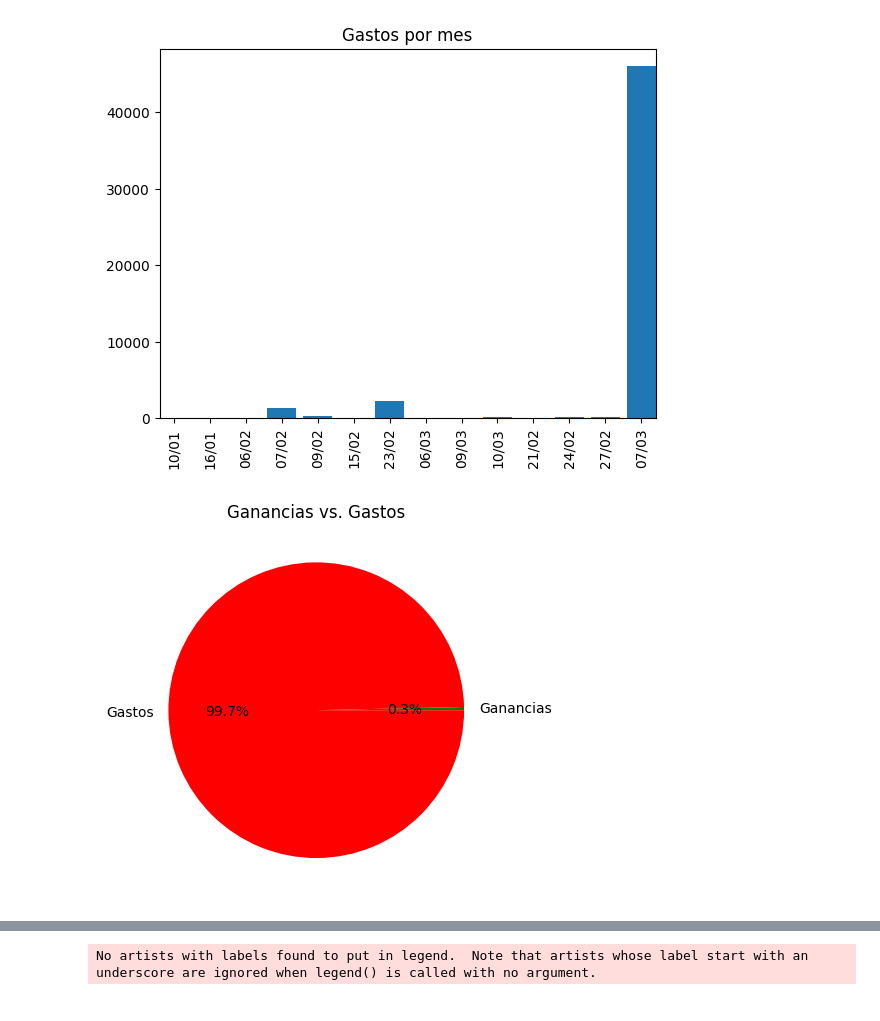
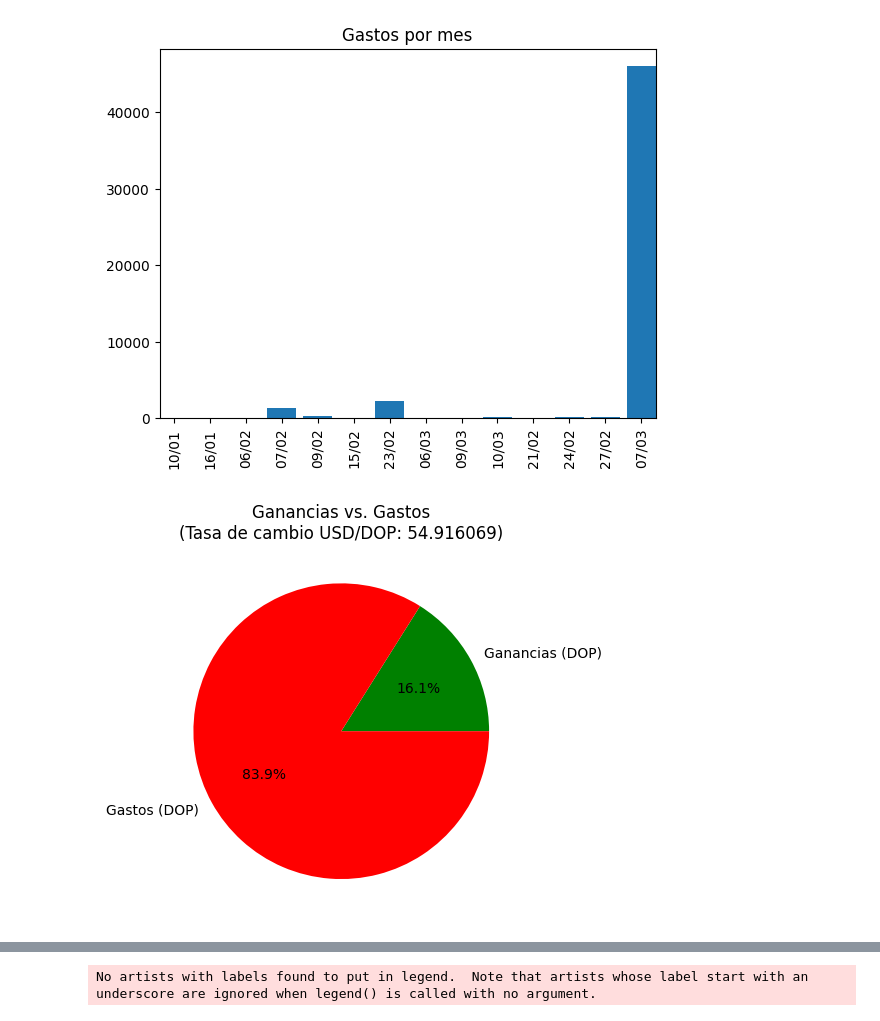
Before and after one commit to saulecast/finanzobot_0.1, a Jupyter notebook: primer_cuaderno.ipynb, the cells around one changed output, grey strips where cells are left out. Drawn from its saved outputs; the diff is of its cells as text; code cells hidden in the pictures.

```diff
--- a/primer_cuaderno.ipynb
+++ b/primer_cuaderno.ipynb
@@ -472,9 +511,15 @@ df = pd.read_csv('todas_mis_transacciones.csv')
 amount = df['Efecto']
 earns = []
 earn_dates = []
+exchange_rate = usd_to_dop(1)
 for index, trans in enumerate(amount):
-    if "+" in trans and not "*+" in trans:
-        earns.append(float(trans.replace('$', '').replace('+', '').replace(' ', '').replace('DOP','').replace(',', '')))
+    if "+" in trans and trans[0] != "*": #* significa que es una transferencia de una cuenta a otra
+        if "DOP" in trans:
+            earn_dop = float(trans.replace('$', '').replace('+', '').replace(' ', '').replace('DOP','').replace(',', ''))
+        else:
+            earn_dop = float(trans.replace('$', '').replace('+', '').replace(' ', '').replace(',', '')) * exchange_rate
+
+        earns.append(spent_dop)
         earn_dates.append(df["Fecha"][index][:5])
 
 # Convertir las fechas en un formato de fecha de pandas
@@ -527,9 +572,15 @@ df = pd.read_csv('todas_mis_transacciones.csv')
 amount = df['Efecto']
 spents = []
 spent_dates = []
+exchange_rate = usd_to_dop(1)
 for index, trans in enumerate(amount):
-    if "-" in trans and not "*-" in trans:
-        spents.append(float(trans.replace('$', '').replace('-', '').replace(' ', '').replace('DOP','').replace(',', '')))
+    if "-" in trans and trans[0] != "*": #* significa que es una transferencia de una cuenta a otra
+        if "DOP" in trans:
+            spent_dop = float(trans.replace('$', '').replace('-', '').replace(' ', '').replace('DOP','').replace(',', ''))
+        else:
+            spent_dop = float(trans.replace('$', '').replace('-', '').replace(' ', '').replace(',', '')) * exchange_rate
+
+        spents.append(spent_dop)
         spent_dates.append(df["Fecha"][index][:5])
 
 # Convertir las fechas en un formato de fecha de pandas
@@ -579,38 +630,75 @@ plt.show()
 {'Gastos': {Timestamp('1900-01-31 00:00:00', freq='M'): 100.0, Timestamp('1900-02-28 00:00:00', freq='M'): 4618.889999999999, Timestamp('1900-03-31 00:00:00', freq='M'): 46628.34}}
 [figure]
 # %%
+import requests
 import matplotlib.pyplot as plt
 import pandas as pd
+from bs4 import BeautifulSoup
 
 # Obtener las ganancias y las fechas de las transacciones
 df = pd.read_csv('todas_mis_transacciones.csv')
 amount = df['Efecto']
-earnings = []
-losses = []
+earnings_usd = []
+losses_usd = []
+earnings_dop = []
+losses_dop = []
 for trans in amount:
     if "+" in trans and trans[0] != "*": #* significa que es una transferencia de una cuenta a otra
-        earnings.append(float(trans.replace('$', '').replace('-', '').replace(' ', '').replace('DOP','').replace(',', '')))
+        if "DOP" in trans:
+            earnings_dop.append(float(trans.replace('$', '').replace('-', '').replace(' ', '').replace('DOP','').replace(',', '')))
+        else:
+            earnings_usd.append(float(trans.replace('$', '').replace('-', '').replace(' ', '').replace(',', '')))
     elif "-" in trans and trans[0] != "*": #* significa que es una transferencia de una cuenta a otra
-        losses.append(float(trans.replace('$', '').replace('-', '').replace(' ', '').replace('DOP','').replace(',', '')))
+        if "DOP" in trans:
+            losses_dop.append(float(trans.replace('$', '').replace('-', '').replace(' ', '').replace('DOP','').replace(',', '')))
+        else:
+            losses_usd.append(float(trans.replace('$', '').replace('-', '').replace(' ', '').replace(',', '')))
 
-# Calcular el total de ganancias y pérdidas
-total_earnings = sum(earnings)
-total_losses = sum(losses)
+# Calcular el total de ganancias y pérdidas en dólares y pesos dominicanos (DOP)
+total_earnings_usd = sum(earnings_usd)
+total_losses_usd = sum(losses_usd)
+total_earnings_dop = sum(earnings_dop)
+total_losses_dop = sum(losses_dop)
+
+# Convertir los valores de dólares a pesos dominicanos (DOP)
+exchange_rate = usd_to_dop(1)
+
+if total_earnings_usd != 0:
+    total_earnings_usd_to_dop = usd_to_dop(total_earnings_usd)
+else:
+    total_earnings_usd_to_dop = 0
+
+if total_losses_usd != 0:
+    total_losses_usd_to_dop = usd_to_dop(total_losses_usd)
+else:
+    total_losses_usd_to_dop = 0
+
+#sumar valores ganancias y perdidas en pesos
+total_earnings_pesos = total_earnings_dop + total_earnings_usd_to_dop
+total_losses_pesos = total_losses_dop + total_losses_usd_to_dop
 
 # Crear una lista de etiquetas para el gráfico de pastel
-labels = ['Ganancias', 'Gastos']
+labels = ['Ganancias (DOP)', 'Gastos (DOP)']
 
 # Crear una lista de valores para el gráfico de pastel
-values = [total_earnings, total_losses]
+values = [total_earnings_pesos, total_losses_pesos]
 
 # Crear el gráfico de pastel
 fig, ax = plt.subplots()
-ax.pie(values, labels=labels, autopct='%1.1f%%', colors=['green','red'])
+ax.pie(values, labels=labels, autopct='%1.1f%%', colors=['green','red','blue','orange'])
 
 # Título
-ax.set_title('Ganancias vs. Gastos')
+ax.set_title('Ganancias vs. Gastos\n(Tasa de cambio USD/DOP: {})'.format(exchange_rate))
 
 # Mostrar el gráfico
 plt.show()
+
+#imprimir información
+print(f'Total de ganancias en USD: {total_earnings_usd}')
+print(f'Total de pérdidas en USD: {total_losses_usd}')
+print(f'Total de ganancias en DOP: {total_earnings_dop}')
+print(f'Total de pérdidas en DOP: {total_losses_dop}')
+print(f'Total de ganancias en DOP (convertido desde USD): {total_earnings_usd_to_dop}')
+print(f'Total de pérdidas en DOP (convertido desde USD): {total_losses_usd_to_dop}')
 # %% [output]
-[figure, old version]
+[figure, new version]
```
Also changed, not shown: parts of 7 cells of this notebook.
